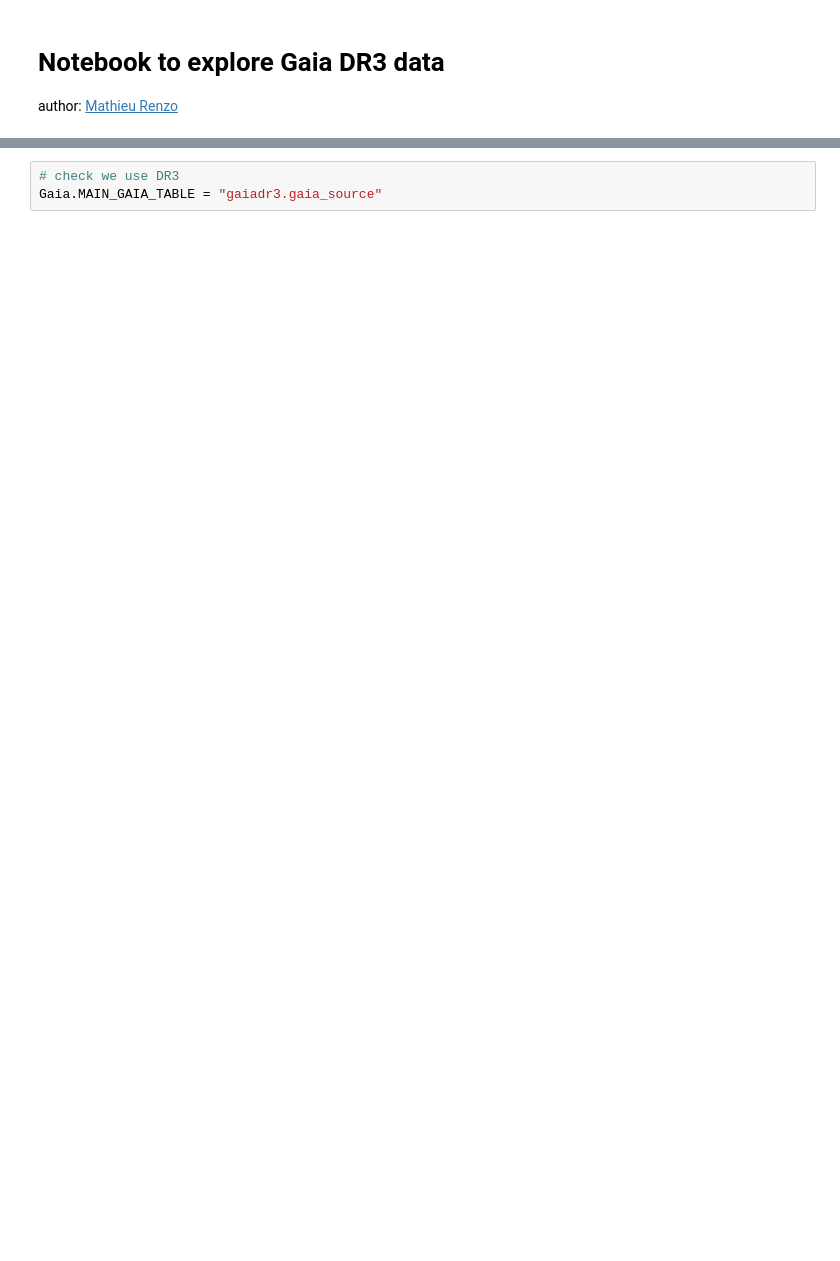
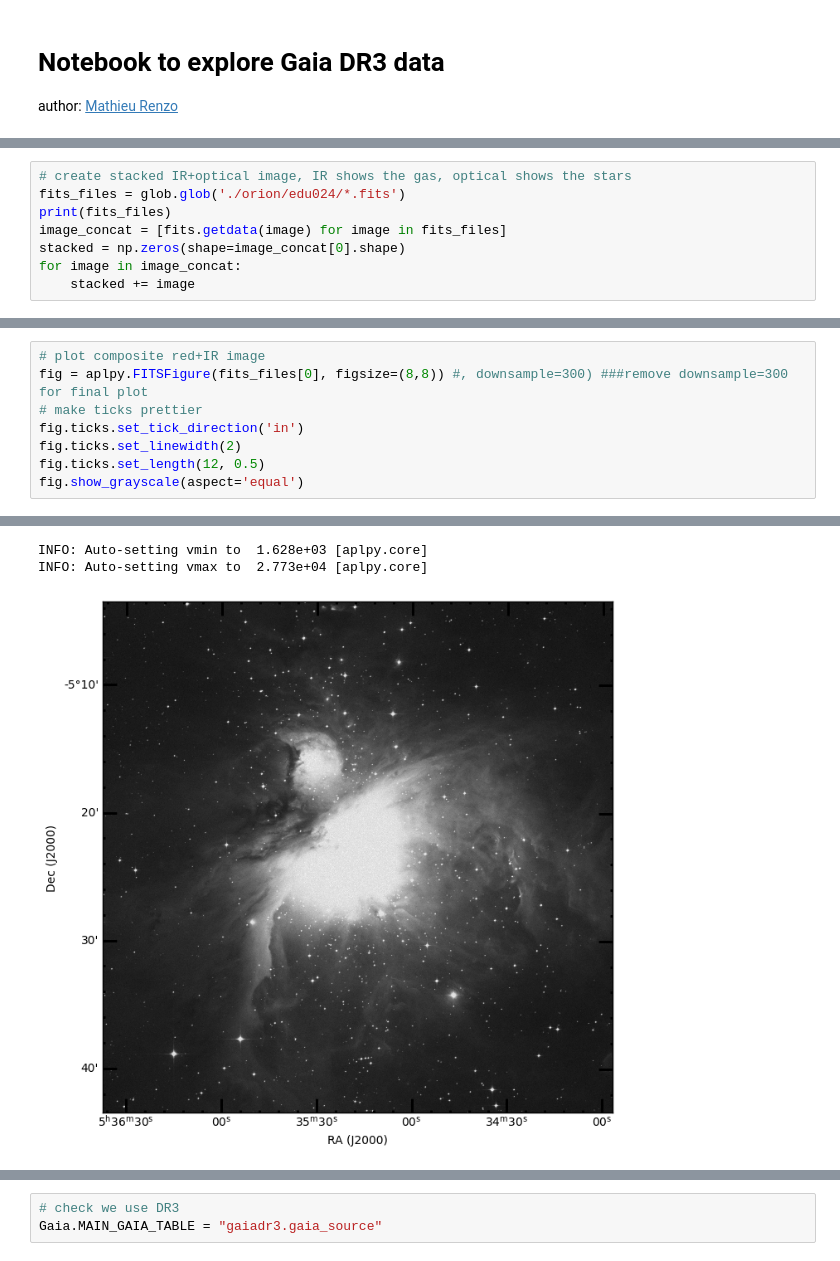
Before and after one commit to mathren/MfA_runaways, a Jupyter notebook: data/explore_Gaia_dr3_catalog.ipynb, the cells around one changed output, grey strips where cells are left out. Saved outputs shown, nothing was run; the diff lists cells and outputs as text; blank space fills up the shorter version.

Commit message:
plot in actual coordinates

```diff
--- a/data/explore_Gaia_dr3_catalog.ipynb
+++ b/data/explore_Gaia_dr3_catalog.ipynb
@@ -13,0 +25,8 @@ from astropy.io import fits
+# %%
+# create stacked IR+optical image, IR shows the gas, optical shows the stars
+fits_files = glob.glob('./orion/edu024/*.fits')
+print(fits_files)
+image_concat = [fits.getdata(image) for image in fits_files]
+stacked = np.zeros(shape=image_concat[0].shape)
+for image in image_concat:
+    stacked += image
@@ -13,0 +47,9 @@ from astropy.io import fits
+# %%
+# plot composite red+IR image
+fig = aplpy.FITSFigure(fits_files[0], figsize=(8,8)) #, downsample=300) ###remove downsample=300 for final plot
+# make ticks prettier
+fig.ticks.set_tick_direction('in')
+fig.ticks.set_linewidth(2)
+fig.ticks.set_length(12, 0.5)
+fig.show_grayscale(aspect='equal')
+# %% [output]
@@ -13,0 +70,3 @@ from astropy.io import fits
+INFO: Auto-setting vmin to  1.628e+03 [aplpy.core]
+INFO: Auto-setting vmax to  2.773e+04 [aplpy.core]
+[figure, added]
```
Also changed, not shown: parts of 20 cells of this notebook, 1 other file.
